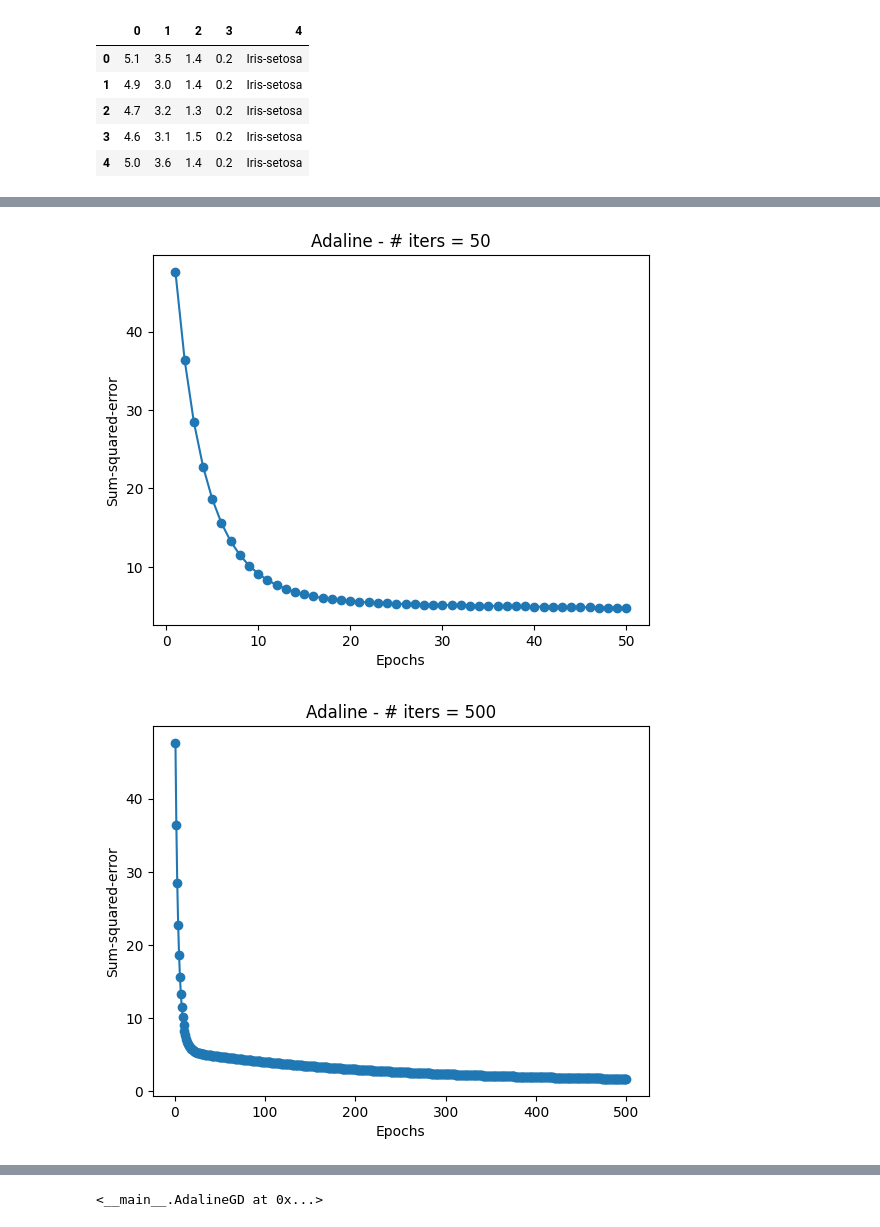
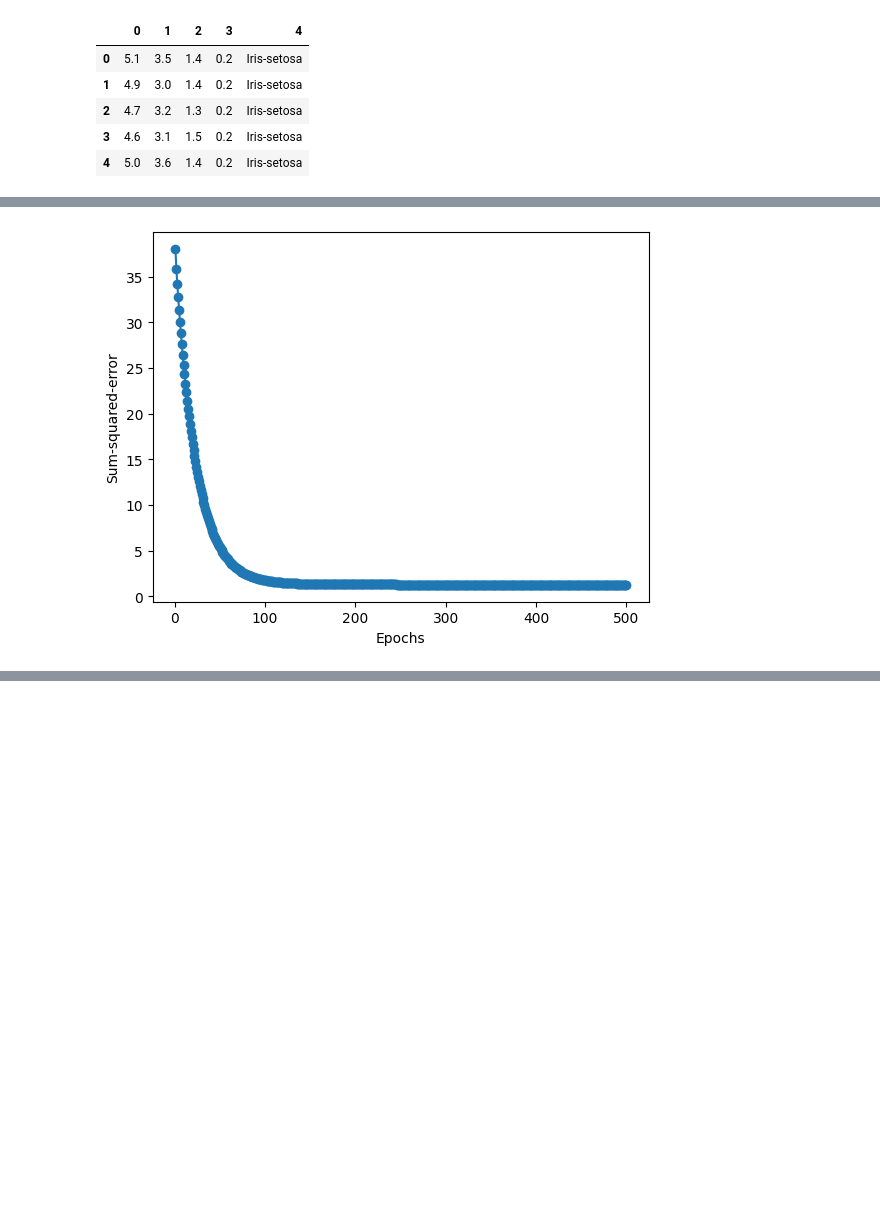
Before and after one commit to nisharamanna555/MachineLearning, a Jupyter notebook: week2.ipynb, the cells around one changed output, grey strips where cells are left out. Cells and saved outputs as stored; diff of their text form; code cells hidden in the pictures; blank space fills up the shorter version.

```diff
--- a/week2.ipynb
+++ b/week2.ipynb
@@ -361,12 +384,13 @@ y = np.append(y_1, y_2)
 # %%
-# create and train Perceptron, plot results
+# create and train Perceptron
+ppn2 = Perceptron(eta=0.1, n_iter=10)
+ppn2.fit(X_train, y_train)
 
-ppn = Perceptron(eta=0.1, n_iter=10)
+# plot results
+plot_ppn_results(ppn2)
+# plot_decision_regions(X_train, y_train, ppn1, 'Sepal Length', 'Petal Length')
 
-ppn.fit(X, y)
-
-plt.plot(range(1, len(ppn.errors_) + 1), ppn.errors_, marker='o')
-plt.xlabel('Epochs')
-plt.ylabel('Number of updates')
-plt.show()
+# calculate accuracy of ppn1 and add to dictionary
+y_pred = ppn2.predict(X_test)
+accuracy(y_pred, y_test, "ppn2", dict)
 # %% [output]
@@ -374,11 +398,15 @@ plt.show()
 # %%
 # standardize data
+X_std = standardize_data(X)
 
-X_std = standardize_data(X)
+# create train and test data
+X_std_train, X_std_test, y_std_train, y_std_test = test_and_train(X, y)
 # %%
-# find a good learning rate
+# find a good learning rate for Adaline
+learning_rates = [0.01, 0.001, 0.0001]
+optimal_learning_rate(learning_rates, 50, X_std_train, y_std_train)
 
-learning_rates = [0.01, 0.001, 0.0001]
-
-optimal_learning_rate(learning_rates, 50, X_std, y)
+# find a good number of iterations for Adaline
+n_iter = [50, 500, 1000]
+optimal_num_iters(n_iter, .0001, X_std_train, y_std_train)
 # %% [output]
@@ -388,9 +419,13 @@ optimal_learning_rate(learning_rates, 50, X_std, y)
 # %%
-# find a good number of iterations
+# create and train Adaline
+ada2 = AdalineGD(n_iter=500, eta=0.0001).fit(X_std_train, y_std_train)
 
-n_iter = [50, 500, 1000]
+# plot results
+plot_ada_results(ada2)
+# plot_decision_regions(X_std_train, y_train, ada2, 'Sepal Length', 'Petal Length')
 
-optimal_num_iters(n_iter, .001, X_std, y)
+# calculate accuracy of ada1 and add to dictionary
+y_pred = ada2.predict(X_std_test)
+accuracy(y_pred, y_std_test, "ada2", dict)
 # %% [output]
-[figure, old version]
+[figure, new version]
-[figure, removed]
@@ -398,10 +432,3 @@ optimal_num_iters(n_iter, .001, X_std, y)
-# %%
-# create and train Adaline, plot results
-
-ada_gd = AdalineGD(n_iter=500, eta=0.001)
-ada_gd.fit(X_std, y)
-# %% [output]
-<__main__.AdalineGD at 0x...>
 # %%
 # pick 2 species of iris & 4 features that are linearly seperable
     # setosa
```
Also changed, not shown: parts of 57 cells of this notebook.
